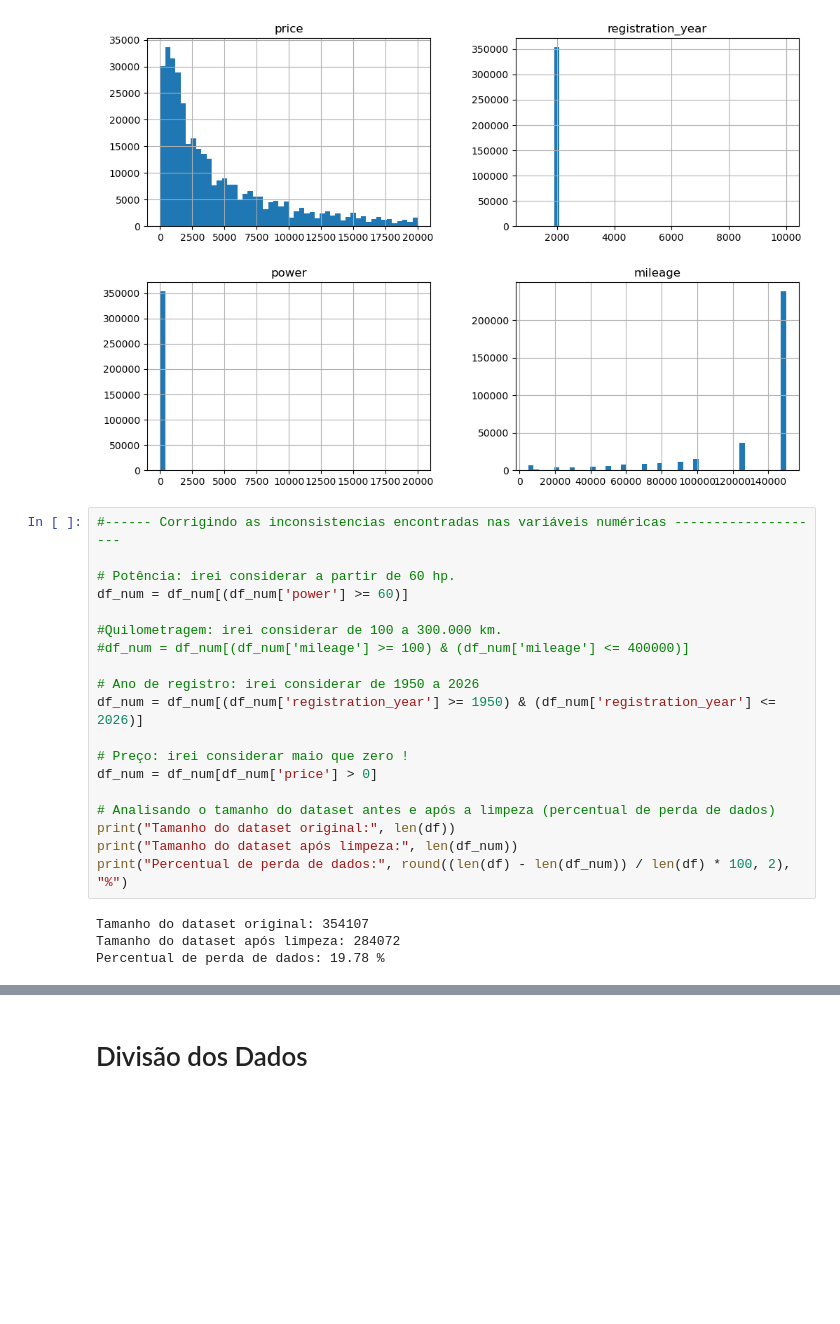
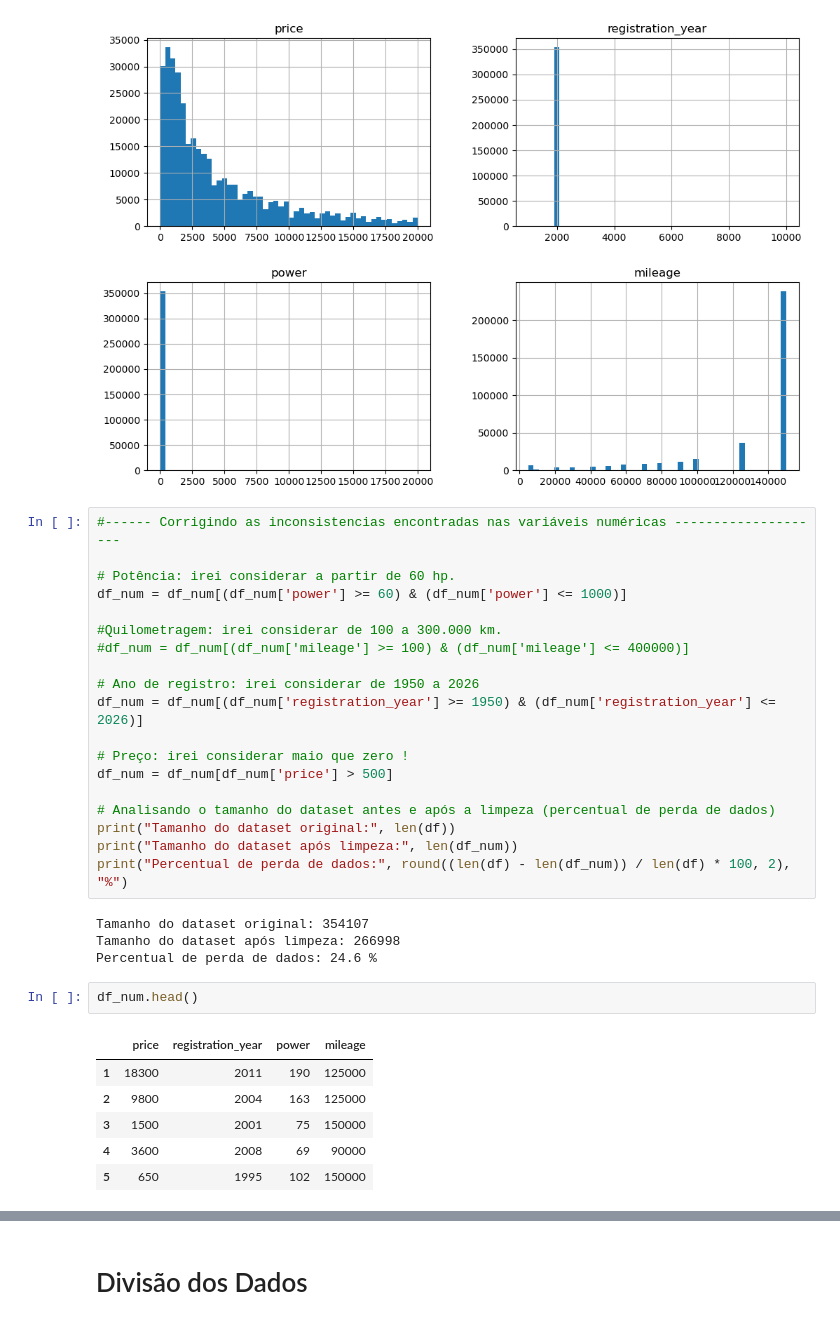
Before and after one commit to Angelaidt/Sprint-12-Rusty-Bargain, a Jupyter notebook: notebook _sprint_12.ipynb, the cells around one changed output, grey strips where cells are left out. Cells and saved outputs as stored; diff of their text form; blank space fills up the shorter version.

```diff
--- a/notebook _sprint_12.ipynb
+++ b/notebook _sprint_12.ipynb
@@ -381,7 +408,7 @@ plt.show()
 #------ Corrigindo as inconsistencias encontradas nas variáveis numéricas --------------------
 
 # Potência: irei considerar a partir de 60 hp.
-df_num = df_num[(df_num['power'] >= 60)]
+df_num = df_num[(df_num['power'] >= 60) & (df_num['power'] <= 1000)]
 
 #Quilometragem: irei considerar de 100 a 300.000 km.
 #df_num = df_num[(df_num['mileage'] >= 100) & (df_num['mileage'] <= 400000)]
@@ -390,7 +417,7 @@ df_num = df_num[(df_num['power'] >= 60)]
 df_num = df_num[(df_num['registration_year'] >= 1950) & (df_num['registration_year'] <= 2026)]
 
 # Preço: irei considerar maio que zero !
-df_num = df_num[df_num['price'] > 0]
+df_num = df_num[df_num['price'] > 500]
 
 # Analisando o tamanho do dataset antes e após a limpeza (percentual de perda de dados)
 print("Tamanho do dataset original:", len(df))
@@ -398,8 +425,17 @@ print("Tamanho do dataset após limpeza:", len(df_num))
 print("Percentual de perda de dados:", round((len(df) - len(df_num)) / len(df) * 100, 2), "%")
 # %% [output]
 Tamanho do dataset original: 354107
-Tamanho do dataset após limpeza: 284072
-Percentual de perda de dados: 19.78 %
+Tamanho do dataset após limpeza: 266998
+Percentual de perda de dados: 24.6 %
+# %%
+df_num.head()
+# %% [output]
+|  | price | registration_year | power | mileage |
+| 1 | 18300 | 2011 | 190 | 125000 |
+| 2 | 9800 | 2004 | 163 | 125000 |
+| 3 | 1500 | 2001 | 75 | 150000 |
+| 4 | 3600 | 2008 | 69 | 90000 |
+| 5 | 650 | 1995 | 102 | 150000 |
 # %%
 df_num.hist( bins=50, figsize=(12, 8))
 plt.show()
```
Also changed, not shown: parts of 13 cells of this notebook.
